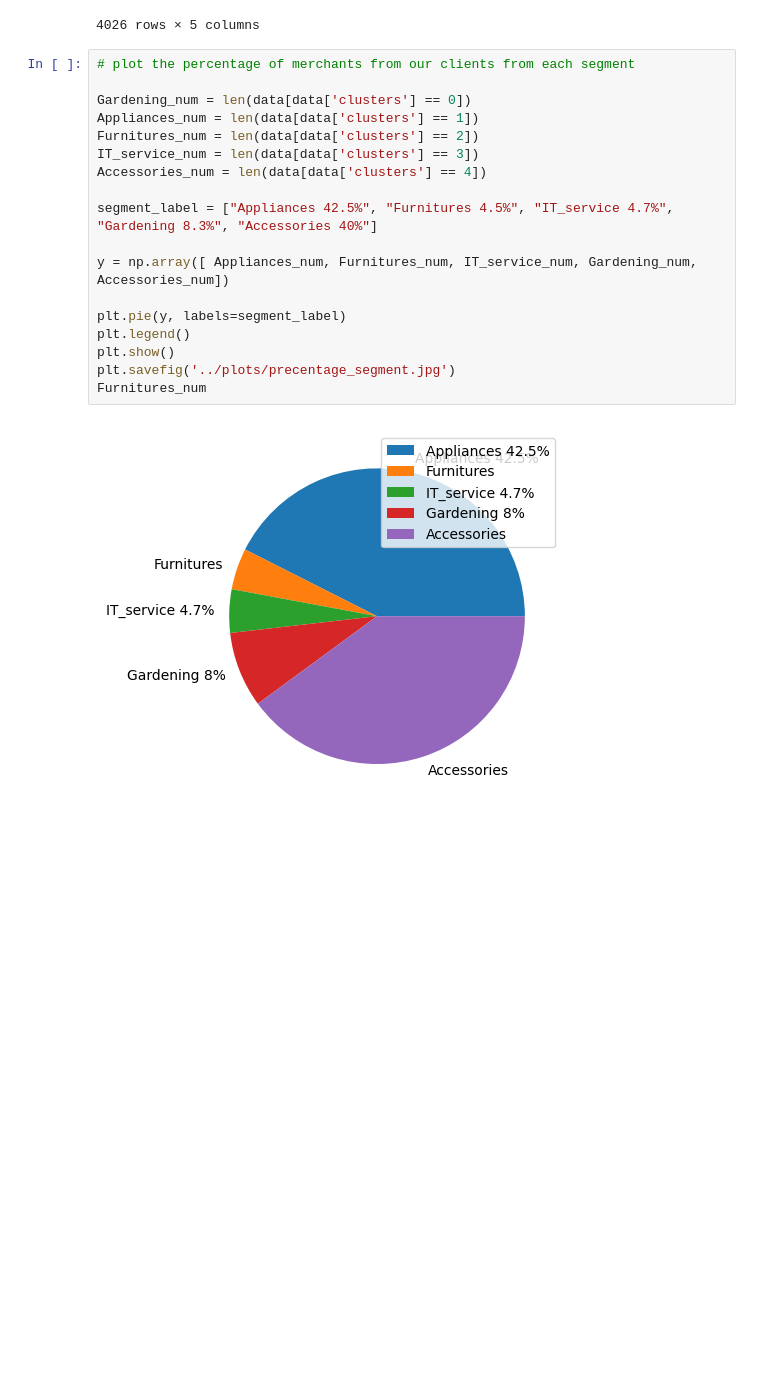
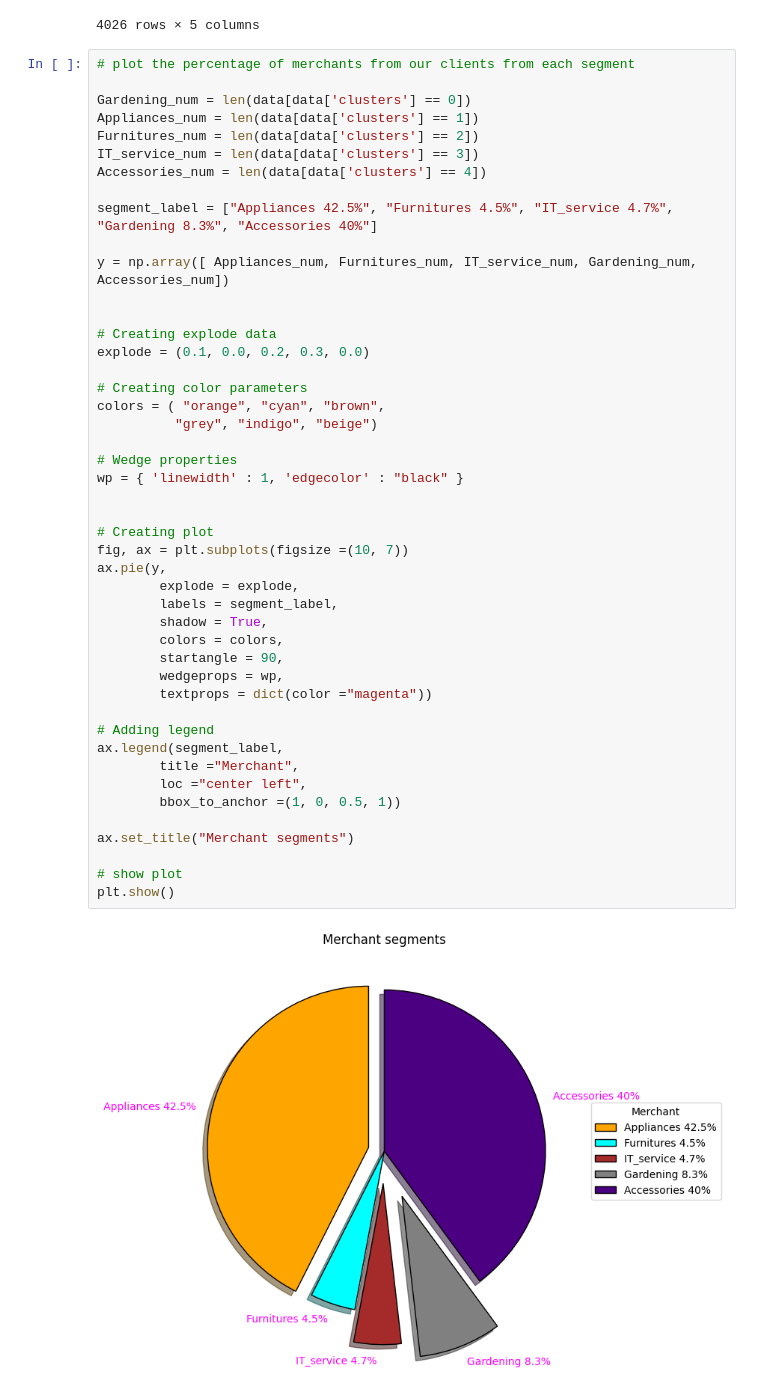
Before and after one commit to MAST30034-Applied-Data-Science/generic-buy-now-pay-later-project-group-5, a Jupyter notebook: notebooks/one_hot.ipynb, the cells around one changed output. Saved outputs shown, nothing was run; the diff lists cells and outputs as text; blank space fills up the shorter version.

```diff
--- a/notebooks/one_hot.ipynb
+++ b/notebooks/one_hot.ipynb
@@ -141,20 +141,48 @@ data
 # %%
 # plot the percentage of merchants from our clients from each segment
 
 Gardening_num = len(data[data['clusters'] == 0])
 Appliances_num = len(data[data['clusters'] == 1])
 Furnitures_num = len(data[data['clusters'] == 2])
 IT_service_num = len(data[data['clusters'] == 3])
 Accessories_num = len(data[data['clusters'] == 4])
 
 segment_label = ["Appliances 42.5%", "Furnitures 4.5%", "IT_service 4.7%", "Gardening 8.3%", "Accessories 40%"]
 
 y = np.array([ Appliances_num, Furnitures_num, IT_service_num, Gardening_num, Accessories_num])
 
-plt.pie(y, labels=segment_label)
-plt.legend()
+
+# Creating explode data
+explode = (0.1, 0.0, 0.2, 0.3, 0.0)
+
+# Creating color parameters
+colors = ( "orange", "cyan", "brown",
+          "grey", "indigo", "beige")
+
+# Wedge properties
+wp = { 'linewidth' : 1, 'edgecolor' : "black" }
+
+
+# Creating plot
+fig, ax = plt.subplots(figsize =(10, 7))
+ax.pie(y,
+        explode = explode,
+        labels = segment_label,
+        shadow = True,
+        colors = colors,
+        startangle = 90,
+        wedgeprops = wp,
+        textprops = dict(color ="magenta"))
+
+# Adding legend
+ax.legend(segment_label,
+        title ="Merchant",
+        loc ="center left",
+        bbox_to_anchor =(1, 0, 0.5, 1))
+
+ax.set_title("Merchant segments")
+
+# show plot
 plt.show()
-plt.savefig('../plots/precentage_segment.jpg')
-Furnitures_num
 # %% [output]
-[figure, old version]
+[figure, new version]
```
Also changed, not shown: parts of 3 cells of this notebook.
